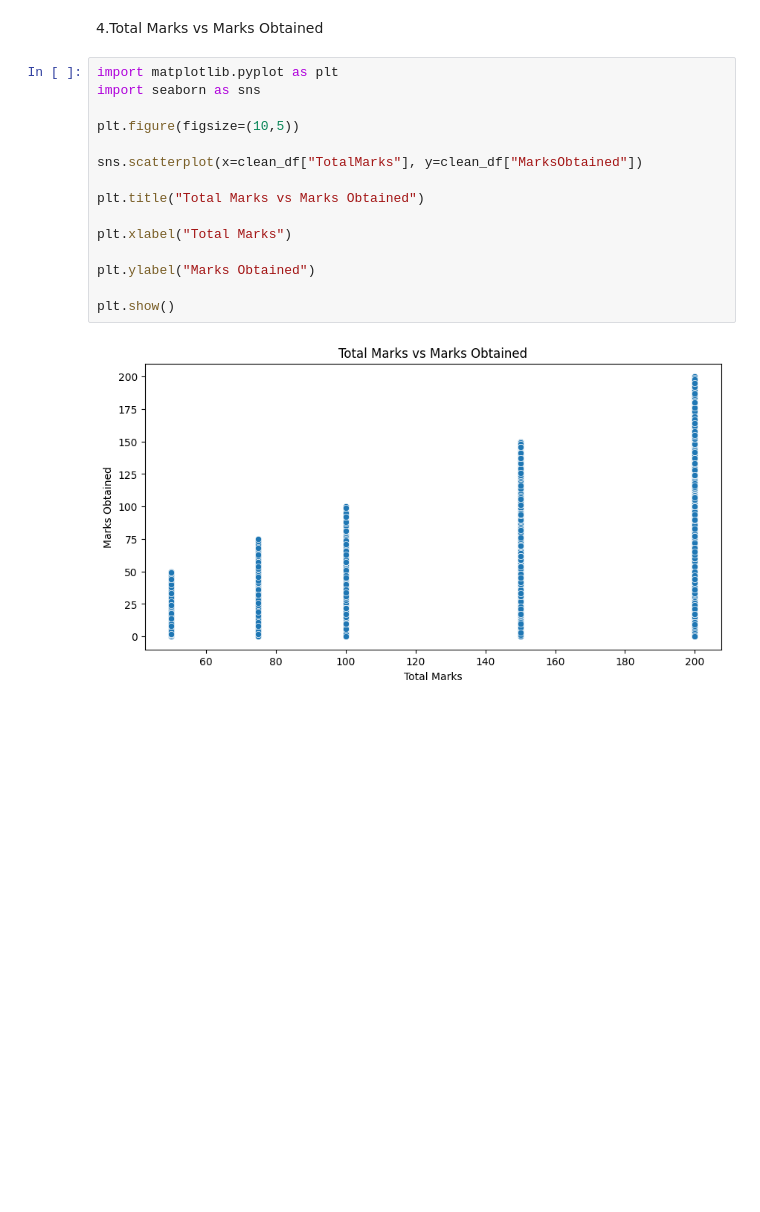
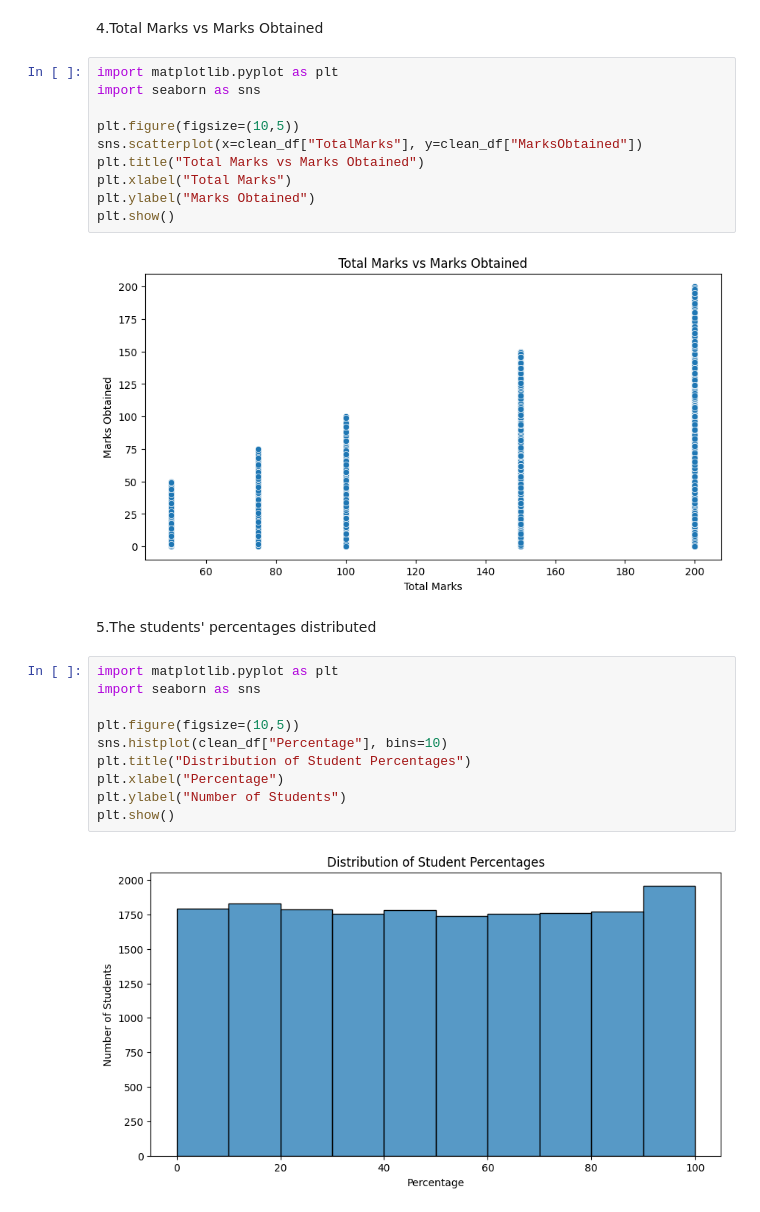
Before and after one commit to vinaykumarbm2005-git/Data-visualization, a Jupyter notebook: internship.ipynb, the cells around one changed output. Saved outputs shown, nothing was run; the diff lists cells and outputs as text; blank space fills up the shorter version.

Commit message:
visualization in python

```diff
--- a/internship.ipynb
+++ b/internship.ipynb
@@ -242,15 +242,24 @@ import matplotlib.pyplot as plt
 import seaborn as sns
 
 plt.figure(figsize=(10,5))
-
 sns.scatterplot(x=clean_df["TotalMarks"], y=clean_df["MarksObtained"])
-
 plt.title("Total Marks vs Marks Obtained")
-
 plt.xlabel("Total Marks")
-
 plt.ylabel("Marks Obtained")
-
 plt.show()
 # %% [output]
 [figure]
+# %% [markdown]
+5.The students' percentages distributed
+# %%
+import matplotlib.pyplot as plt
+import seaborn as sns
+
+plt.figure(figsize=(10,5))
+sns.histplot(clean_df["Percentage"], bins=10)
+plt.title("Distribution of Student Percentages")
+plt.xlabel("Percentage")
+plt.ylabel("Number of Students")
+plt.show()
+# %% [output]
+[figure, added]
```
Also changed, not shown: parts of 10 cells of this notebook.
